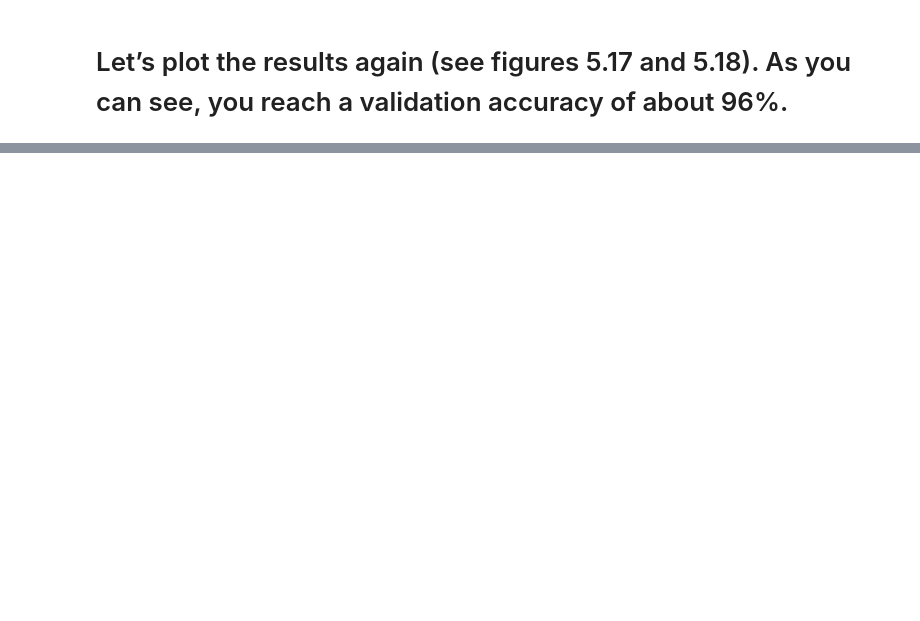
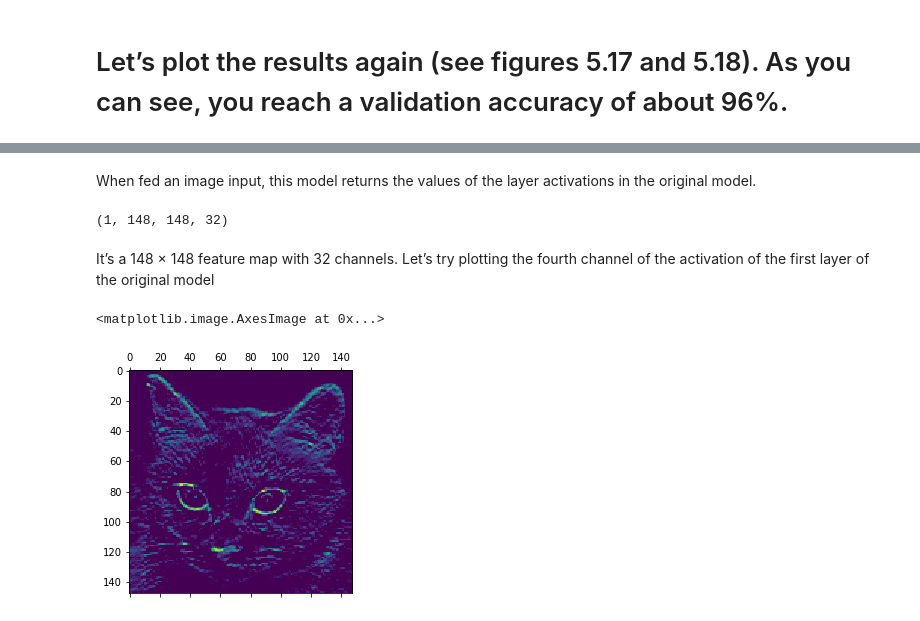
Before and after one commit to nrjvarshney/cats_Vs_dogs, a Jupyter notebook: Cats vs Dogs.ipynb, the cells around one changed output, grey strips where cells are left out. Cells and saved outputs as stored; diff of their text form; code cells hidden in the pictures; blank space fills up the shorter version.

```diff
--- a/Cats vs Dogs.ipynb
+++ b/Cats vs Dogs.ipynb
@@ -610,0 +693,23 @@ history = model.fit_generator(
+# %%
+from tensorflow.keras import models
+layer_outputs = [layer.output for layer in model.layers[:8]]
+activation_model = models.Model(inputs=model.input, outputs=layer_outputs)
+# %% [markdown]
+When fed an image input, this model returns the values of the layer activations in the
+original model.
+# %%
+activations = activation_model.predict(img_tensor)
+# %%
+first_layer_activation = activations[0]
+print(first_layer_activation.shape)
+# %% [output]
+(1, 148, 148, 32)
+# %% [markdown]
+It’s a 148 × 148 feature map with 32 channels. Let’s try plotting the fourth channel of
+the activation of the first layer of the original model
+# %%
+import matplotlib.pyplot as plt
+plt.matshow(first_layer_activation[0, :, :, 4], cmap='viridis')
+# %% [output]
+<matplotlib.image.AxesImage at 0x...>
+[figure, added]
```
Also changed, not shown: parts of 20 cells of this notebook.
